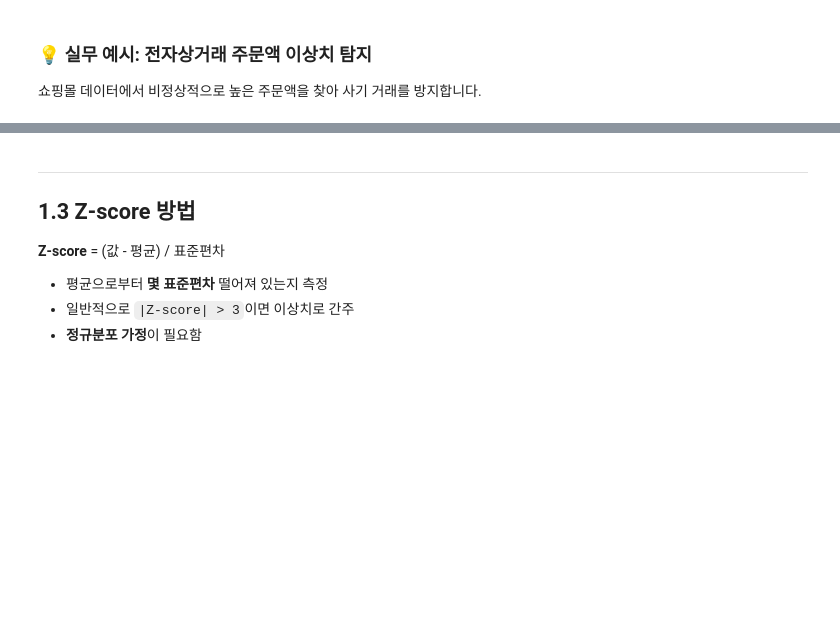
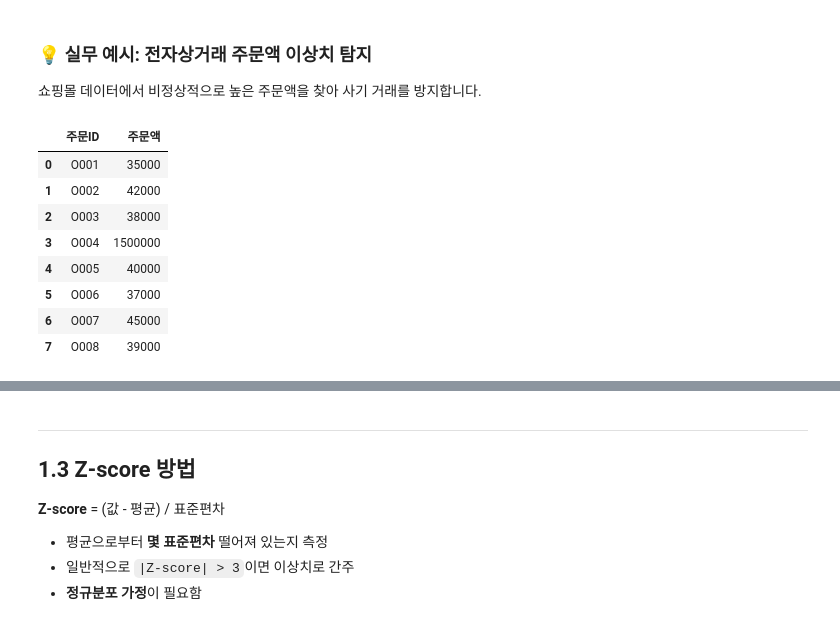
Before and after one commit to bookschooler/DS-newbie, a Jupyter notebook: week2/Day5_1_이상치_및_데이터_정제_Outliers_Cleaning.ipynb, the cells around one changed output, grey strips where cells are left out. Drawn from its saved outputs; the diff is of its cells as text; code cells hidden in the pictures; blank space fills up the shorter version.

```diff
--- a/week2/Day5_1_이상치_및_데이터_정제_Outliers_Cleaning.ipynb
+++ b/week2/Day5_1_이상치_및_데이터_정제_Outliers_Cleaning.ipynb
@@ -100,15 +127,17 @@ print(outliers)
 # %%
 # 전자상거래 주문 데이터
 orders = pd.DataFrame({
     '주문ID': ['O001', 'O002', 'O003', 'O004', 'O005', 'O006', 'O007', 'O008'],
     '주문액': [35000, 42000, 38000, 1500000, 40000, 37000, 45000, 39000]  # O004 의심!
 })
-
-Q1 = orders['주문액'].quantile(0.25)
-Q3 = orders['주문액'].quantile(0.75)
-IQR = Q3 - Q1
-upper = Q3 + 1.5 * IQR
-
-suspicious_orders = orders[orders['주문액'] > upper]
-print("의심 거래:")
-print(suspicious_orders)
+orders
+# %% [output]
+|  | 주문ID | 주문액 |
+| 0 | O001 | 35000 |
+| 1 | O002 | 42000 |
+| 2 | O003 | 38000 |
+| 3 | O004 | 1500000 |
+| 4 | O005 | 40000 |
+| 5 | O006 | 37000 |
+| 6 | O007 | 45000 |
+| 7 | O008 | 39000 |
```
Also changed, not shown: parts of 30 cells of this notebook, 5 other files.
